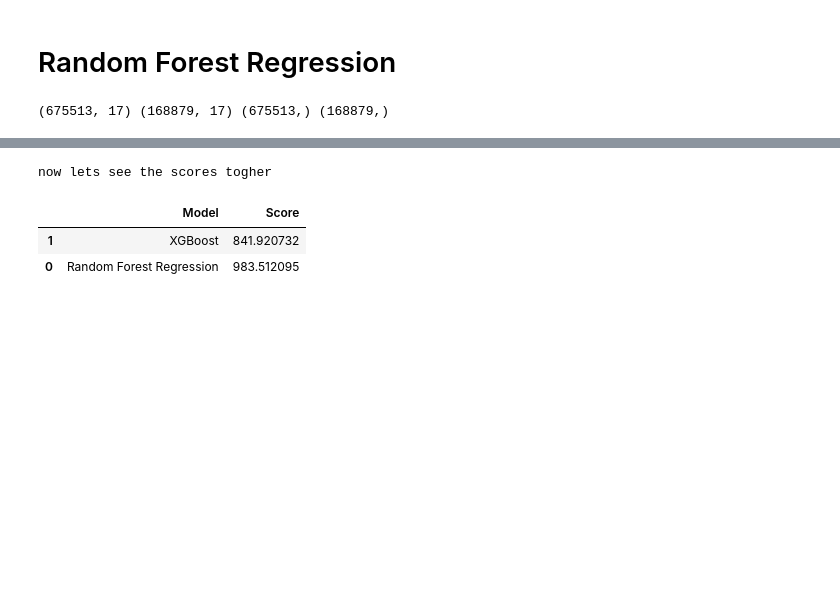
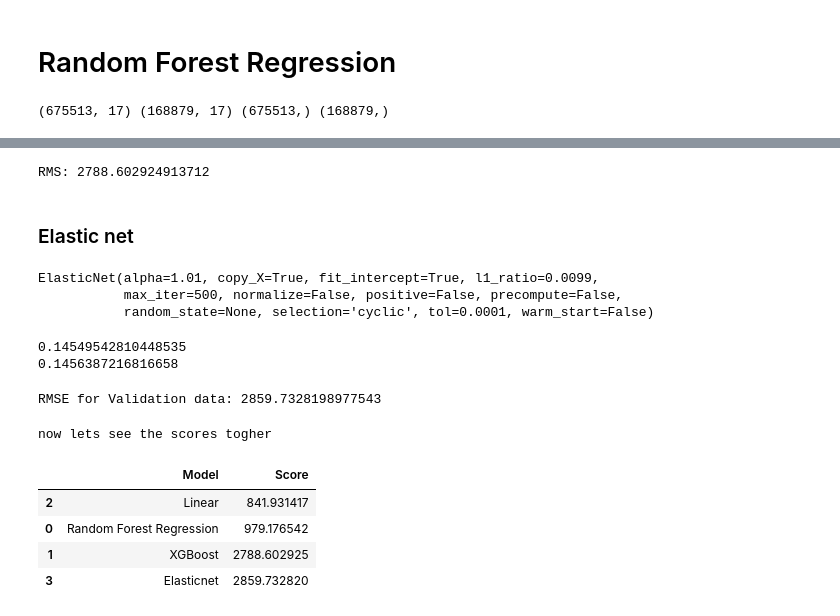
Before and after one commit to himasai-hub/Rossman-sales-with-random-forest-and-xgboost, a Jupyter notebook: Rossmann sales.ipynb, the cells around one changed output, grey strips where cells are left out. Saved outputs shown, nothing was run; the diff lists cells and outputs as text; code cells hidden in the pictures; blank space fills up the shorter version.

```diff
--- a/Rossmann sales.ipynb
+++ b/Rossmann sales.ipynb
@@ -634,14 +711,50 @@ RMS: 841.9207317999857
+# %%
+
+rms_LR = sqrt(mean_squared_error(y_train_test, y_pred))
+
+print("RMS:", rms_LR)
+# %% [output]
+RMS: 2788.602924913712
+# %% [markdown]
+### Elastic net
+# %%
+from sklearn.linear_model import ElasticNet
+
+enet = ElasticNet(alpha = 1.01, l1_ratio = 0.0099, max_iter = 500)
+enet.fit( X_train, y_train )
+# %% [output]
+ElasticNet(alpha=1.01, copy_X=True, fit_intercept=True, l1_ratio=0.0099,
+           max_iter=500, normalize=False, positive=False, precompute=False,
+           random_state=None, selection='cyclic', tol=0.0001, warm_start=False)
+# %%
+train_pred_enet = enet.predict(X_train)
+val_pred_enet = enet.predict(X_train_test)
+
+print(enet.score(X_train, y_train))
+print(enet.score(X_train_test, y_train_test))
+# %% [output]
+0.14549542810448535
+0.1456387216816658
+# %%
+#Calculating RMSE
+
+val_set_enet_rmse = np.sqrt(mean_squared_error(y_train_test, val_pred_enet))
+print("RMSE for Validation data:",val_set_enet_rmse)
+# %% [output]
+RMSE for Validation data: 2859.7328198977543
 # %%
 print("now lets see the scores togher")
 
 model_errors = pd.DataFrame({
-    "Model": [ "Random Forest Regression", "XGBoost"],
-    "Score": [ rms_rfr, rms_xgboost]
+    "Model": [ "Random Forest Regression", "XGBoost","Linear","Elasticnet"],
+    "Score": [ rms_rfr,rms_LR,rms_xgboost,val_set_enet_rmse]
 })
 
 model_errors.sort_values(by = "Score", ascending = True)
 # %% [output]
 now lets see the scores togher
 |  | Model | Score |
-| 1 | XGBoost | 841.920732 |
-| 0 | Random Forest Regression | 983.512095 |
+| 2 | Linear | 841.931417 |
+| 0 | Random Forest Regression | 979.176542 |
+| 1 | XGBoost | 2788.602925 |
+| 3 | Elasticnet | 2859.732820 |
```
Also changed, not shown: parts of 24 cells of this notebook.
